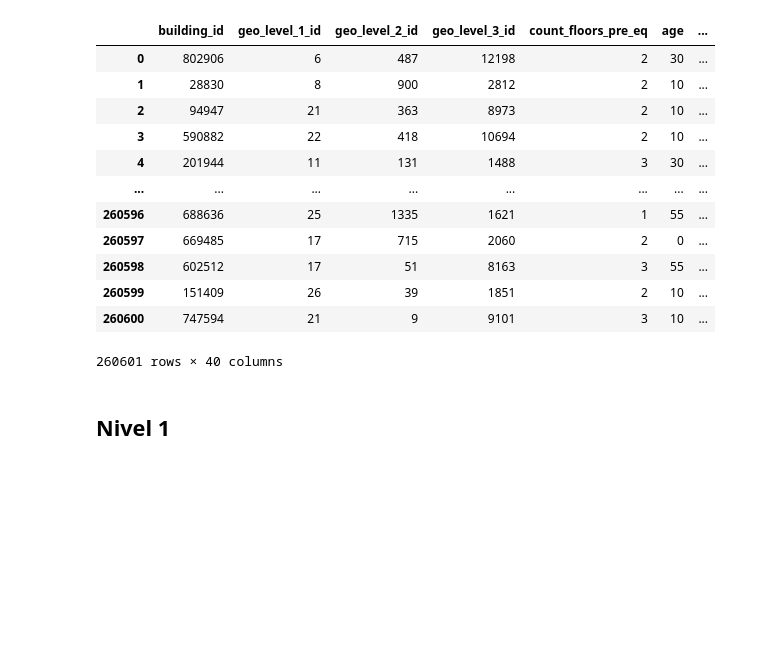
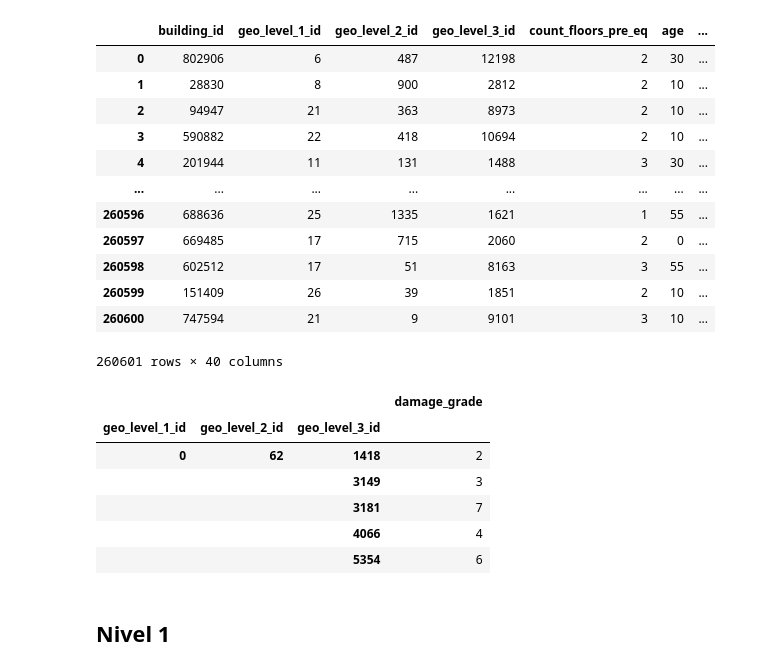
Before and after one commit to Noenf/Datos-1C2021, a Jupyter notebook: TP1/Analisis Region.ipynb, the cells around one changed output. Saved outputs shown, nothing was run; the diff lists cells and outputs as text; code cells hidden in the pictures; blank space fills up the shorter version.

```diff
--- a/TP1/Analisis Region.ipynb
+++ b/TP1/Analisis Region.ipynb
@@ -32,6 +36,17 @@ df_regiones_level_2 = df.loc[:, ['geo_level_2_id', 'damage_grade']]
 df_regiones_level_3 = df.loc[:, ['geo_level_3_id', 'damage_grade']]
 # %%
 total_damaged = df_regiones_level_1['damage_grade'].count()
+# %%
+df_regiones = df.loc[:, ['geo_level_1_id', 'geo_level_2_id', 'geo_level_3_id', 'damage_grade']]
+df_regiones.groupby(['geo_level_1_id', 'geo_level_2_id', 'geo_level_3_id']).count().head()
+# %% [output]
+|  |  |  | damage_grade |
+| geo_level_1_id | geo_level_2_id | geo_level_3_id |  |
+| 0 | 62 | 1418 | 2 |
+|  |  | 3149 | 3 |
+|  |  | 3181 | 7 |
+|  |  | 4066 | 4 |
+|  |  | 5354 | 6 |
 # %% [markdown]
 ## Nivel 1
 # %%
```
Also changed, not shown: parts of 11 cells of this notebook.
